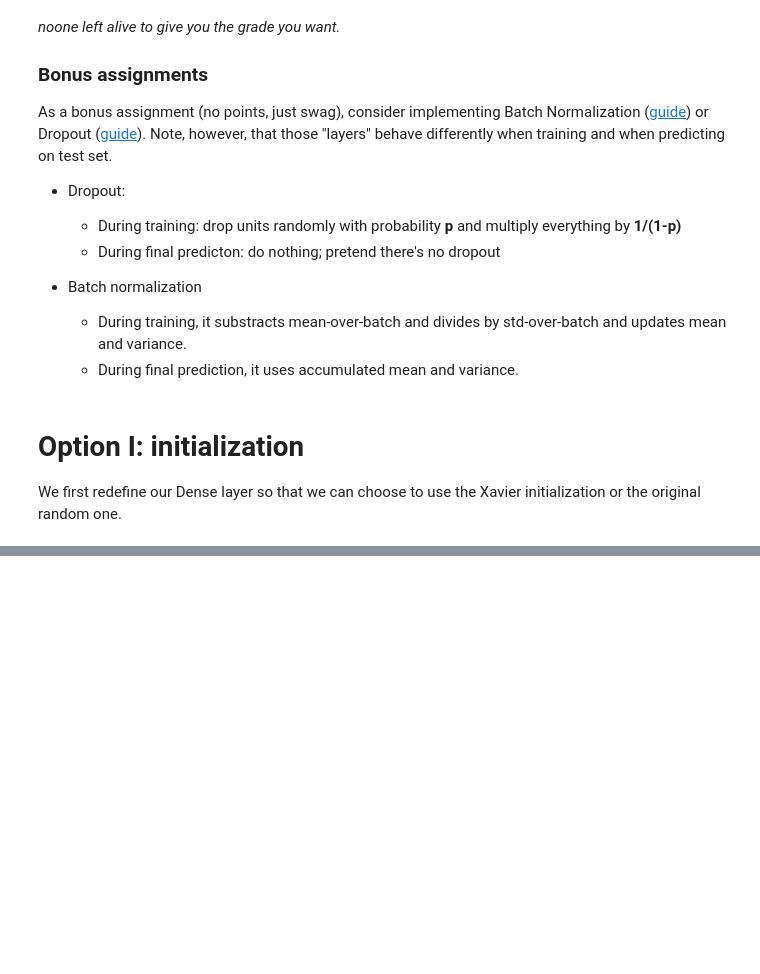
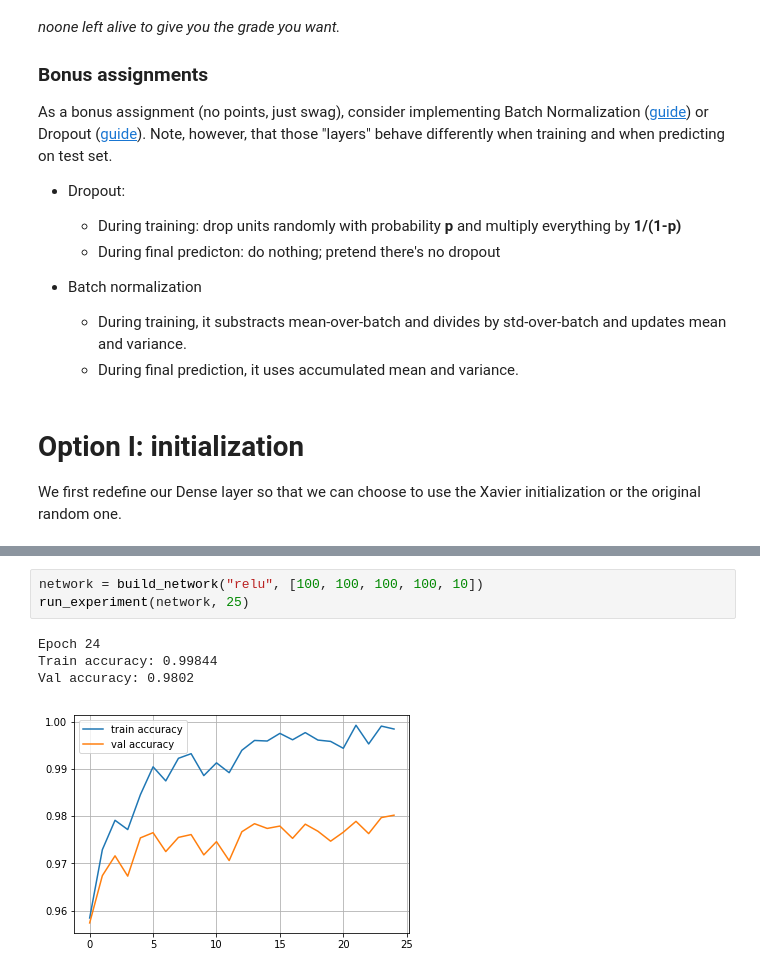
Before and after one commit to jfacorro/intro-to-dl, a Jupyter notebook: week2/NumpyNN (honor).ipynb, the cells around one changed output, grey strips where cells are left out. Cells and saved outputs as stored; diff of their text form; blank space fills up the shorter version.

```diff
--- a/week2/NumpyNN (honor).ipynb
+++ b/week2/NumpyNN (honor).ipynb
@@ -567,0 +593,8 @@ Val accuracy: 0.1064
+# %%
+network = build_network("relu", [100, 100, 100, 100, 10])
+run_experiment(network, 25)
+# %% [output]
+Epoch 24
+Train accuracy: 0.99844
+Val accuracy: 0.9802
+[figure, added]
```
Also changed, not shown: parts of 18 cells of this notebook.
